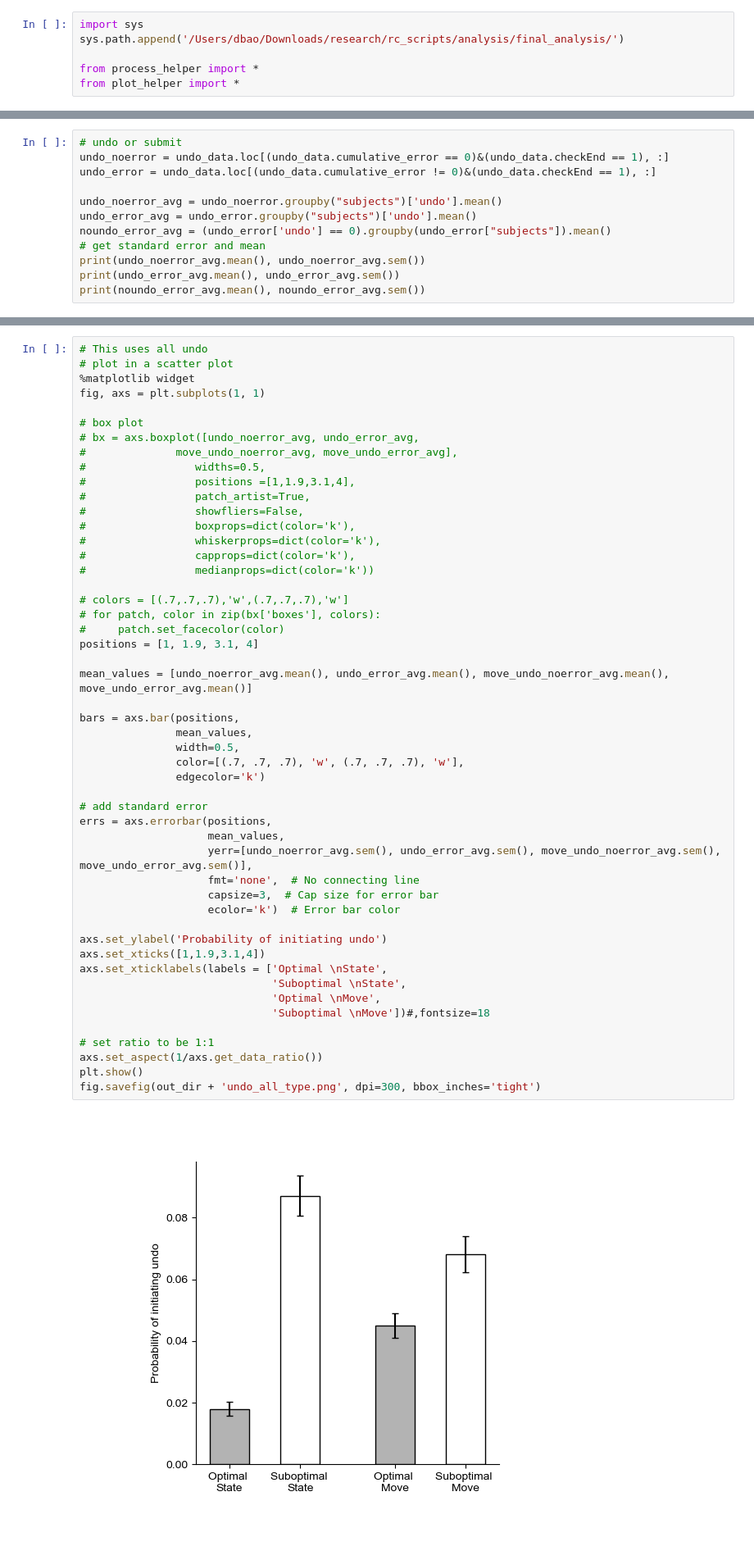
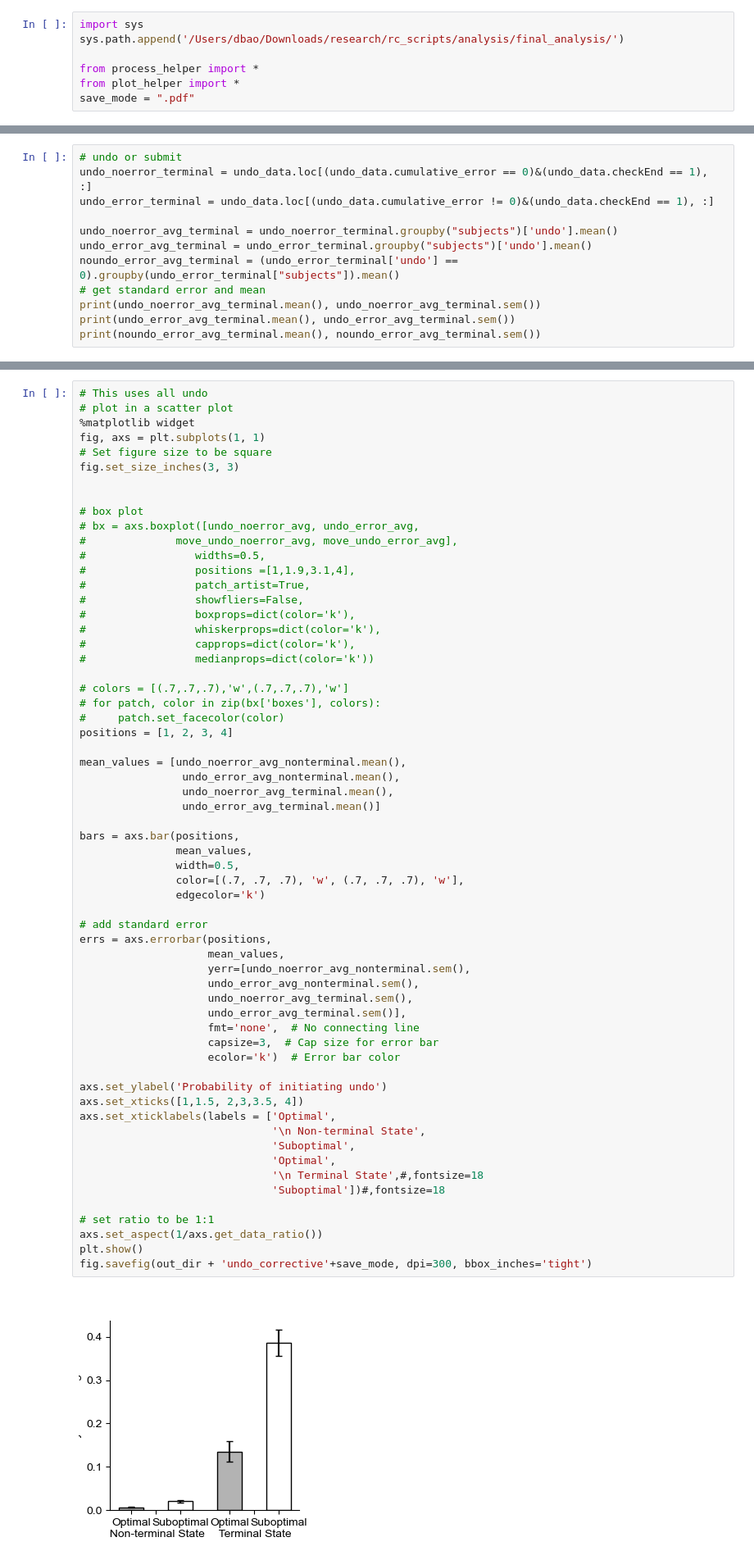
Before and after one commit to sherrybao222/Road_Construction, a Jupyter notebook: analysis/final_analysis/final_figures.ipynb, the cells around one changed output, grey strips where cells are left out. Shown at 82% size. Cells and saved outputs as stored; diff of their text form.

```diff
--- a/analysis/final_analysis/final_figures.ipynb
+++ b/analysis/final_analysis/final_figures.ipynb
@@ -20,6 +20,7 @@ sys.path.append('/Users/dbao/Downloads/research/rc_scripts/analysis/final_analys
 
 from process_helper import *
 from plot_helper import *
+save_mode = ".pdf"
 # %%
 %load_ext rpy2.ipython
 
@@ -96,16 +97,16 @@ print(noundo_error_avg.mean(), noundo_error_avg.sem())
 0.9800713384512301 0.0021134599926873584
 # %%
 # undo or submit
-undo_noerror = undo_data.loc[(undo_data.cumulative_error == 0)&(undo_data.checkEnd == 1), :]
-undo_error = undo_data.loc[(undo_data.cumulative_error != 0)&(undo_data.checkEnd == 1), :]
+undo_noerror_terminal = undo_data.loc[(undo_data.cumulative_error == 0)&(undo_data.checkEnd == 1), :]
+undo_error_terminal = undo_data.loc[(undo_data.cumulative_error != 0)&(undo_data.checkEnd == 1), :]
 
-undo_noerror_avg = undo_noerror.groupby("subjects")['undo'].mean()
-undo_error_avg = undo_error.groupby("subjects")['undo'].mean()
-noundo_error_avg = (undo_error['undo'] == 0).groupby(undo_error["subjects"]).mean()
+undo_noerror_avg_terminal = undo_noerror_terminal.groupby("subjects")['undo'].mean()
+undo_error_avg_terminal = undo_error_terminal.groupby("subjects")['undo'].mean()
+noundo_error_avg_terminal = (undo_error_terminal['undo'] == 0).groupby(undo_error_terminal["subjects"]).mean()
 # get standard error and mean
-print(undo_noerror_avg.mean(), undo_noerror_avg.sem())
-print(undo_error_avg.mean(), undo_error_avg.sem())
-print(noundo_error_avg.mean(), noundo_error_avg.sem())
+print(undo_noerror_avg_terminal.mean(), undo_noerror_avg_terminal.sem())
+print(undo_error_avg_terminal.mean(), undo_error_avg_terminal.sem())
+print(noundo_error_avg_terminal.mean(), noundo_error_avg_terminal.sem())
 # %% [output]
 0.13511623178939505 0.02335556301250257
 0.38625832822720463 0.030653225347983388
@@ -129,6 +127,9 @@ print(len(move_undo_error_avg))
 # plot in a scatter plot
 %matplotlib widget
 fig, axs = plt.subplots(1, 1)
+# Set figure size to be square
+fig.set_size_inches(3, 3)
+
 
 # box plot
 # bx = axs.boxplot([undo_noerror_avg, undo_error_avg,
@@ -139,43 +140,51 @@ fig, axs = plt.subplots(1, 1)
 #                 showfliers=False,
 #                 boxprops=dict(color='k'),
 #                 whiskerprops=dict(color='k'),
 #                 capprops=dict(color='k'),
 #                 medianprops=dict(color='k'))
 
 # colors = [(.7,.7,.7),'w',(.7,.7,.7),'w']
 # for patch, color in zip(bx['boxes'], colors):
 #     patch.set_facecolor(color)
-positions = [1, 1.9, 3.1, 4]
+positions = [1, 2, 3, 4]
 
-mean_values = [undo_noerror_avg.mean(), undo_error_avg.mean(), move_undo_noerror_avg.mean(), move_undo_error_avg.mean()]
+mean_values = [undo_noerror_avg_nonterminal.mean(),
+                undo_error_avg_nonterminal.mean(),
+                undo_noerror_avg_terminal.mean(),
+                undo_error_avg_terminal.mean()]
 
 bars = axs.bar(positions,
                mean_values,
                width=0.5,
                color=[(.7, .7, .7), 'w', (.7, .7, .7), 'w'],
                edgecolor='k')
 
 # add standard error
 errs = axs.errorbar(positions,
                     mean_values,
-                    yerr=[undo_noerror_avg.sem(), undo_error_avg.sem(), move_undo_noerror_avg.sem(), move_undo_error_avg.sem()],
+                    yerr=[undo_noerror_avg_nonterminal.sem(),
+                    undo_error_avg_nonterminal.sem(),
+                    undo_noerror_avg_terminal.sem(),
+                    undo_error_avg_terminal.sem()],
                     fmt='none',  # No connecting line
                     capsize=3,  # Cap size for error bar
                     ecolor='k')  # Error bar color
 
 axs.set_ylabel('Probability of initiating undo')
-axs.set_xticks([1,1.9,3.1,4])
-axs.set_xticklabels(labels = ['Optimal \nState',
-                              'Suboptimal \nState',
-                              'Optimal \nMove',
-                              'Suboptimal \nMove'])#,fontsize=18
+axs.set_xticks([1,1.5, 2,3,3.5, 4])
+axs.set_xticklabels(labels = ['Optimal',
+                              '\n Non-terminal State',
+                              'Suboptimal',
+                              'Optimal',
+                              '\n Terminal State',#,fontsize=18
+                              'Suboptimal'])#,fontsize=18
 
 # set ratio to be 1:1
 axs.set_aspect(1/axs.get_data_ratio())
 plt.show()
-fig.savefig(out_dir + 'undo_all_type.png', dpi=300, bbox_inches='tight')
+fig.savefig(out_dir + 'undo_corrective'+save_mode, dpi=300, bbox_inches='tight')
 # %% [output]
-[figure, old version]
+[figure, new version]
 # %% [raw]
 # run 2-independent-sample t test
 ## check variance
```
Also changed, not shown: parts of 28 cells of this notebook, 9 other files.
